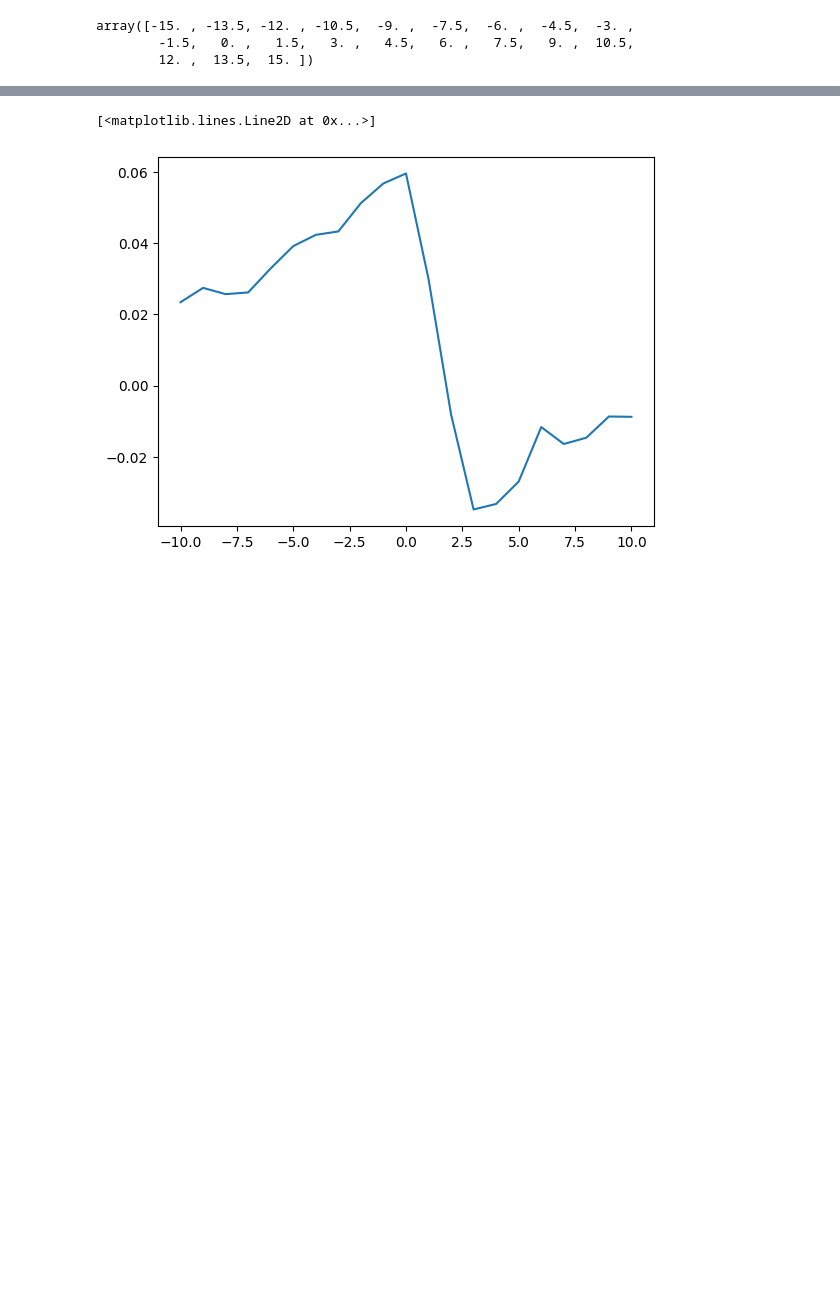
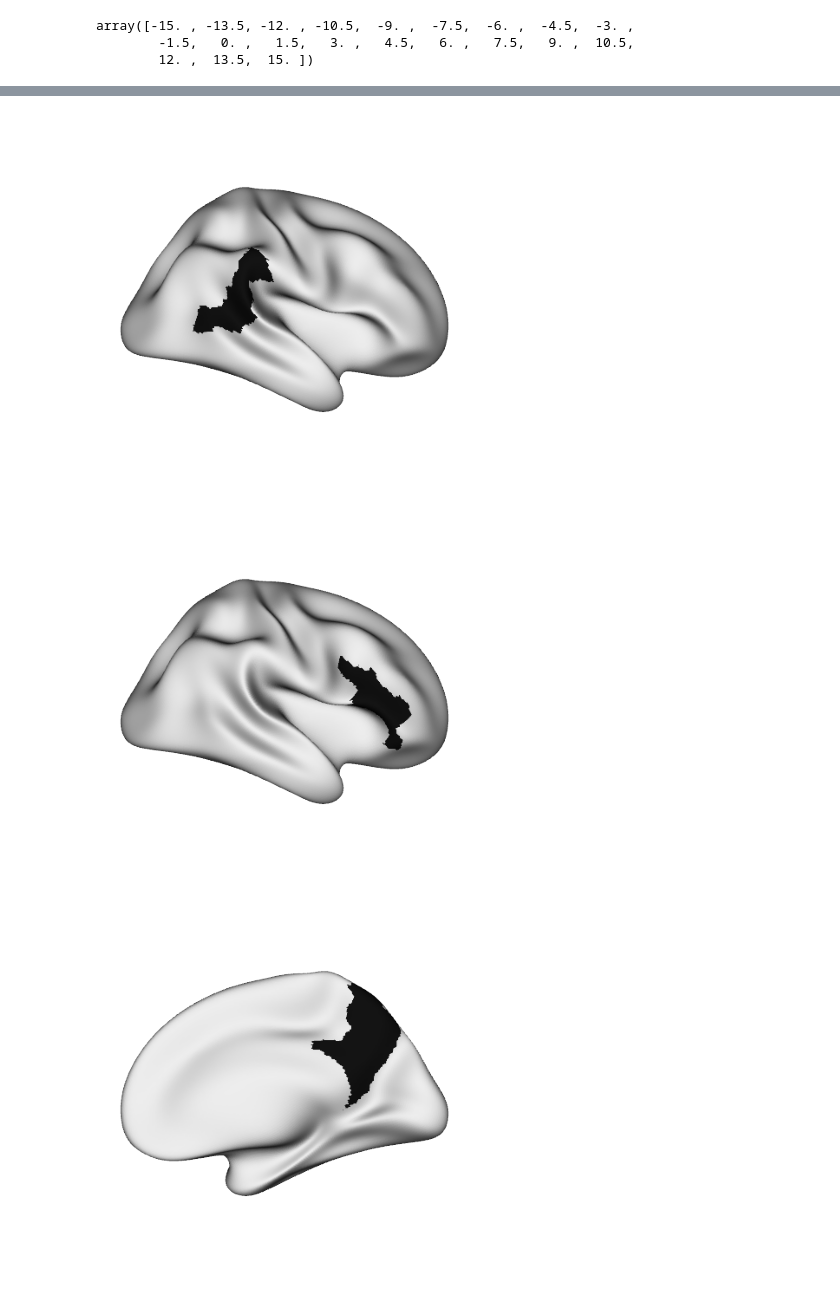
Before and after one commit to YeajuDianaKim394/EncodingModels, a Jupyter notebook: code/figure5-mbc-lags.ipynb, the cells around one changed output, grey strips where cells are left out. Cells and saved outputs as stored; diff of their text form; code cells hidden in the pictures; blank space fills up the shorter version.

```diff
--- a/code/figure5-mbc-lags.ipynb
+++ b/code/figure5-mbc-lags.ipynb
@@ -3,7 +5,7 @@
 # from importlib import reload
 # reload(sys.modules["util.plot"])
 
-from collections import defaultdict
+# from collections import defaultdict
 
 import h5py
 
@@ -14,6 +16,7 @@ import numpy as np
 # import seaborn as sns
 import matplotlib.pyplot as plt
 from tqdm import tqdm
+from surfplot import Plot
 
 from scipy.spatial.distance import cdist
 
@@ -24,19 +27,19 @@ from constants import SUBS_STRANGERS
 
 # import warnings
 # warnings.filterwarnings("ignore")
+
+plt.style.use('figures.mplstyle')
 # %%
 %cd ..
 # %% [output]
 /scratch/gpfs/zzada/fconv
 # %%
 modelname = "model-gpt2-2b_layer-24"
-# modelname = "model-opt-7b_layer-23"
 
 features = ["task", "spectral", "articulation", "prod-LLM", "comp-LLM"]
 
-encmodel = "encoding/trialmot6"
-# encmodel = "encoding_trialmot6"
-cache = encmodel.split("/")[-1]
+encmodel = "encoding_trialmot6"
+cache = encmodel.split("_")[-1]
 
 modelname, encmodel, cache
 # %% [output]
@@ -228,5 +171,0 @@ fig.show()
-# %%
-plt.plot(lags, avg_mbc[:, 11, 13])
-# %% [output]
-[<matplotlib.lines.Line2D at 0x...>]
-[figure, removed]
@@ -232,0 +174,18 @@ plt.plot(lags, avg_mbc[:, 11, 13])
+# %%
+for seed in seeds:
+    seedId = catlas[seed]
+    roimask = catlas.roimask([seedId]).astype(int)
+
+    view = 'lateral'
+    if 'LangS' in seed or 'DMN' in seed:
+        view = 'medial'
+    # print(seed, seedId, roimask.sum(), view)
+
+    p = Plot(surf_rh="mats/suma-fsaverage6/rh.inf_120.gii", views=view, brightness=0.7, size=(200, 200), zoom=1.2)
+    p.add_layer({'right': roimask[roimask.size//2:]}, cmap='Grays', color_range=(0, 1), cbar=False)
+    fig = p.build()
+    fig.show()
+# %% [output]
+[figure, added]
+[figure, added]
+[figure, added]
```
Also changed, not shown: parts of 15 cells of this notebook, 14 other files.
